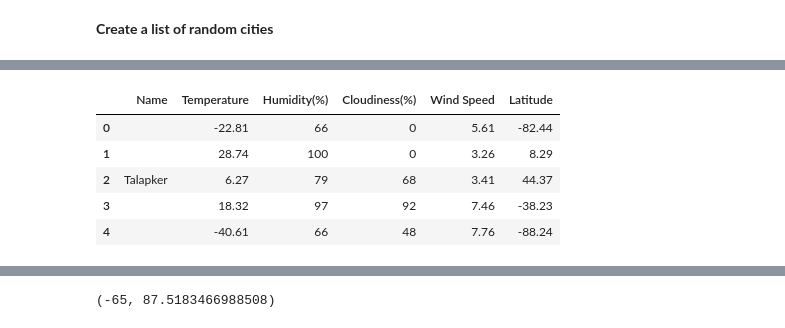
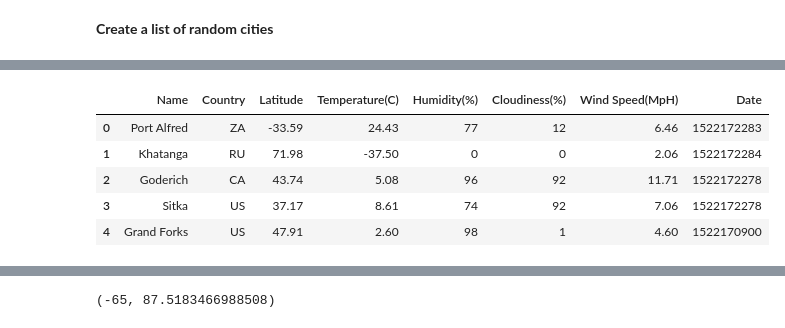
Before and after one commit to Gryazzz/Weather_Python, a Jupyter notebook: Weather_API.ipynb, the cells around one changed output, grey strips where cells are left out. Cells and saved outputs as stored; diff of their text form; code cells hidden in the pictures.

```diff
--- a/Weather_API.ipynb
+++ b/Weather_API.ipynb
@@ -36,14 +36,15 @@ print(len(cities))
 
 cities = {}
 
-for x in range(1200):
+for x in range(50):
     coord = ((round(random.uniform(-90.00, 90.00),2)),(round(random.uniform(-180.00, 180.00),2)))
     citydata = citipy.nearest_city(*coord)
     city = citydata.city_name
-    if city not in cities:
-        cities[city] = coord
-    else:
-        pass
+    #if city not in cities: Not necessary, because of using dictionary
+        #cities[city] = coord
+    #else:
+        #pass
+    cities[city] = coord
 
 print(len(cities))
 # %% [output]
@@ -99,0 +119,16 @@ print(len(alldata))
+# %%
+import urllib
+
+all_owm_data = []
+abcent_cities = 0
+
+for city in cities:
+    try:
+        all_owm_data.append(owm.get_current(city, **settings))
+    except urllib.error.HTTPError:
+        print(f'There is no city {city} in openweathermap database')
+        abcent_cities += 1
+        pass
+
+print(f'{abcent_cities} cities were skipped')
+print(f'{len(all_owm_data)} cities data was captured')
@@ -100,17 +143,18 @@ print(len(alldata))
 # %%
-search = ['name', 'main.temp','main.humidity', 'clouds.all', 'wind.speed', 'coord.lat' ]
-extracted_data = [city(*search) for city in alldata]
+search = ['name', 'sys.country', 'coord.lat', 'main.temp','main.humidity', 'clouds.all', 'wind.speed', 'dt']
+extracted_data = [city(*search) for city in all_owm_data]
 
-df_weather = pd.DataFrame(extracted_data)
-df_weather.columns = ['Name', 'Temperature', 'Humidity(%)', 'Cloudiness(%)', 'Wind Speed', 'Latitude']
-df_weather.head()
+final_owm_df = pd.DataFrame(extracted_data)
+final_owm_df.columns = ['Name','Country', 'Latitude', 'Temperature(C)', 'Humidity(%)', 'Cloudiness(%)',
+                        'Wind Speed(MpH)', 'Date']
+final_owm_df.head()
 # %% [output]
-|  | Name | Temperature | Humidity(%) | Cloudiness(%) | Wind Speed | Latitude |
-| 0 |  | -22.81 | 66 | 0 | 5.61 | -82.44 |
-| 1 |  | 28.74 | 100 | 0 | 3.26 | 8.29 |
-| 2 | Talapker | 6.27 | 79 | 68 | 3.41 | 44.37 |
-| 3 |  | 18.32 | 97 | 92 | 7.46 | -38.23 |
-| 4 |  | -40.61 | 66 | 48 | 7.76 | -88.24 |
+|  | Name | Country | Latitude | Temperature(C) | Humidity(%) | Cloudiness(%) | Wind Speed(MpH) | Date |
+| 0 | Port Alfred | ZA | -33.59 | 24.43 | 77 | 12 | 6.46 | 1522172283 |
+| 1 | Khatanga | RU | 71.98 | -37.50 | 0 | 0 | 2.06 | 1522172284 |
+| 2 | Goderich | CA | 43.74 | 5.08 | 96 | 92 | 11.71 | 1522172278 |
+| 3 | Sitka | US | 37.17 | 8.61 | 74 | 92 | 7.06 | 1522172278 |
+| 4 | Grand Forks | US | 47.91 | 2.60 | 98 | 1 | 4.60 | 1522170900 |
 # %%
 import datetime
 current_date = datetime.datetime.now().date().strftime("%m/%d/%Y")
```
Also changed, not shown: parts of 13 cells of this notebook.
